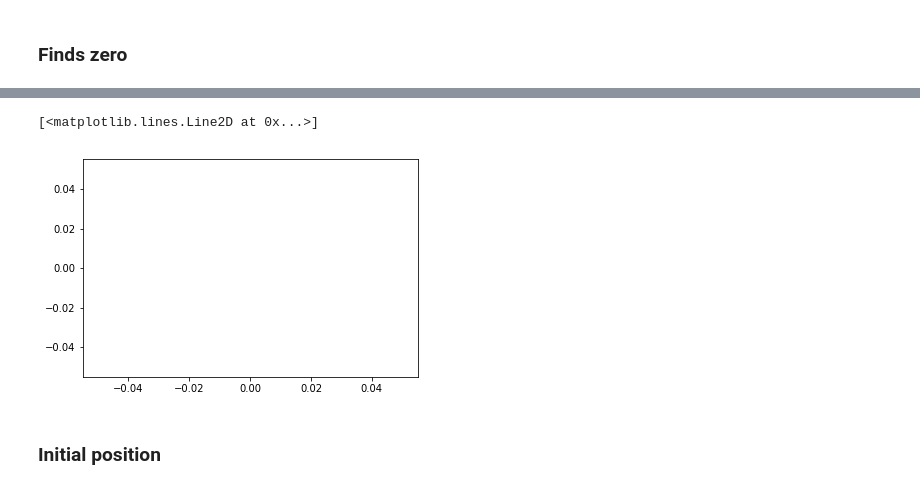
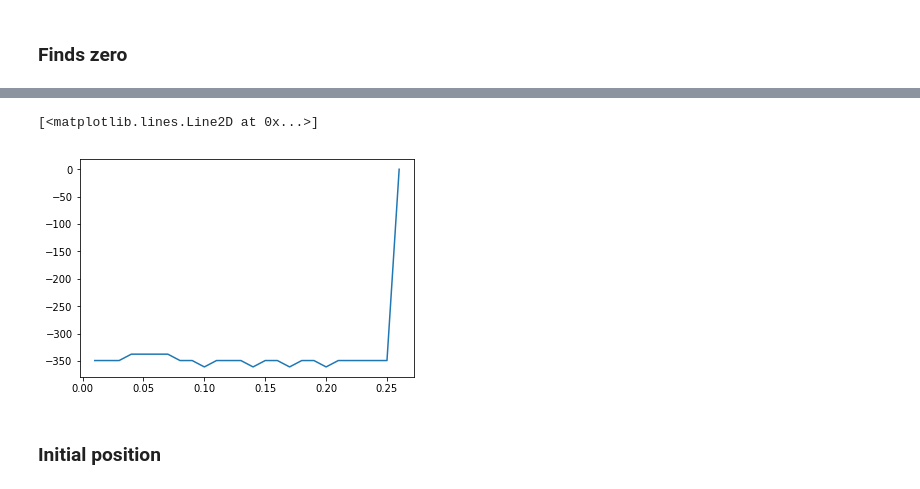
Before and after one commit to pollen-robotics/orbita, a Jupyter notebook: spherical_joint/notebooks/new_actuator.ipynb, the cells around one changed output, grey strips where cells are left out. Saved outputs shown, nothing was run; the diff lists cells and outputs as text; code cells hidden in the pictures.

```diff
--- a/spherical_joint/notebooks/new_actuator.ipynb
+++ b/spherical_joint/notebooks/new_actuator.ipynb
@@ -234,11 +257,9 @@ OSError: [Errno 6] Device not configured
 # %%
 import matplotlib.pyplot as plt
-plt.plot(T,speed_top)
-plt.plot(T,speed_mid)
-plt.plot(T,speed_bot)
+plt.plot(T,bottom_speed)
 # %% [output]
 [<matplotlib.lines.Line2D at 0x...>]
-[figure, old version]
+[figure, new version]
 # %% [markdown]
 ### Initial position
 # %%
```
Also changed, not shown: parts of 7 cells of this notebook.
